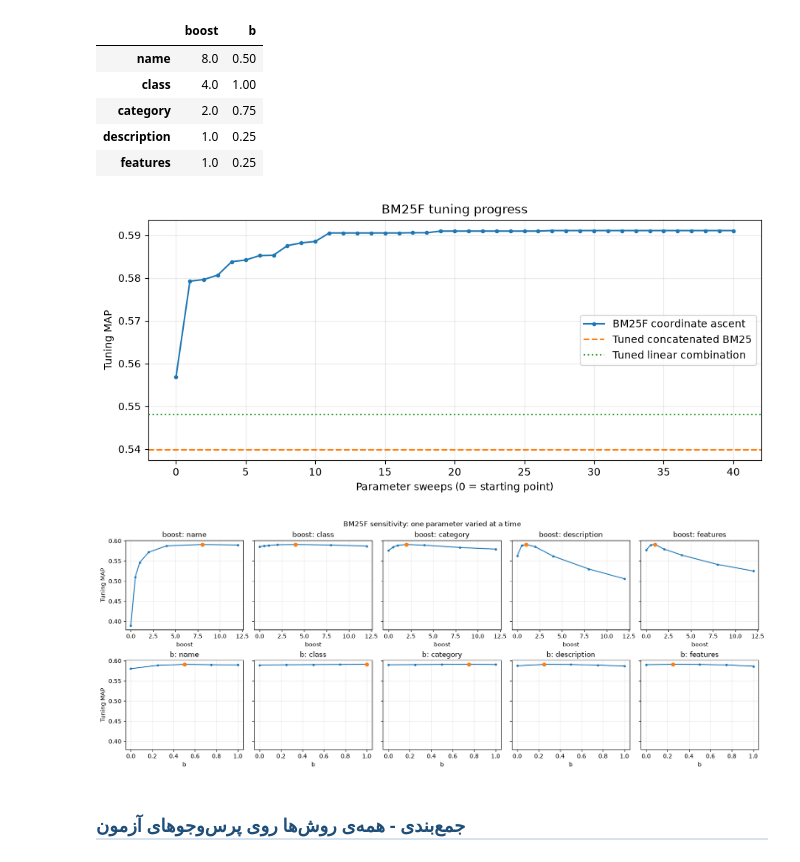
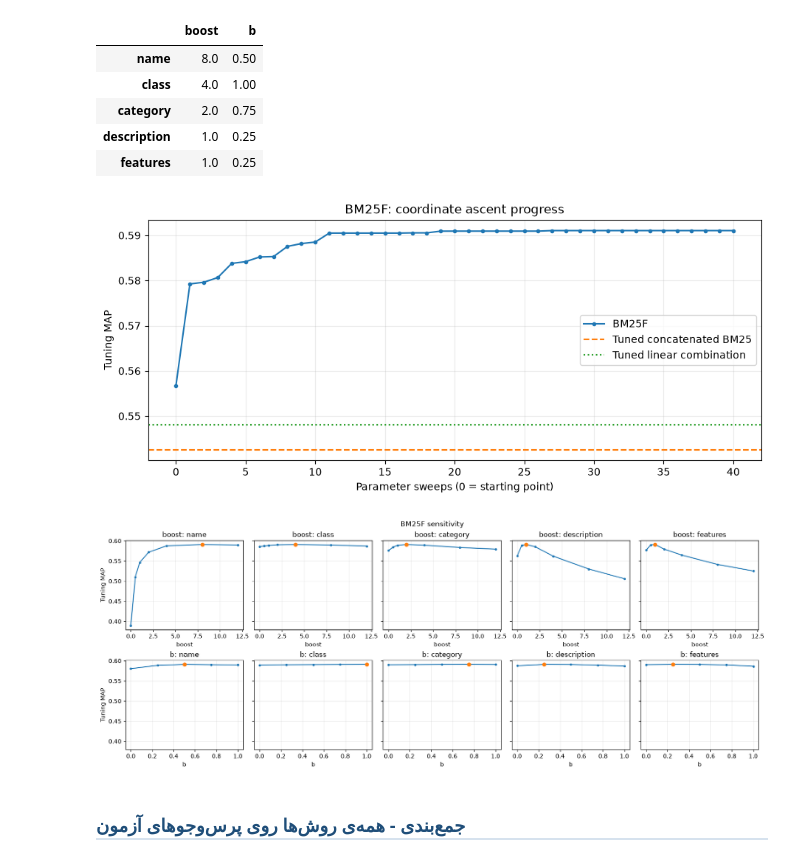
Before and after one commit to HaniehGRN/IR-homework1-BM25, a Jupyter notebook: IIR_CA1_Student-ID.ipynb, the cells around one changed output. Drawn from its saved outputs; the diff is of its cells as text; code cells hidden in the pictures.

```diff
--- a/IIR_CA1_Student-ID.ipynb
+++ b/IIR_CA1_Student-ID.ipynb
@@ -1031,10 +999,10 @@ display(results.round(6))
 # %%
 ### YOUR CODE HERE
 # Part 3
-bm25f_params_ = {"k1": bm25f_default_params["k1"]}
+bm25f_params_ = {"k1": bm25f_linear_bm25_params["k1"]}
 for field in FIELDS:
-    bm25f_params_[f"boost_{field}"] = bm25f_default_params["boost"][field]
-    bm25f_params_[f"b_{field}"] = bm25f_default_params["b"][field]
+    bm25f_params_[f"boost_{field}"] = bm25f_linear_bm25_params["boost"][field]
+    bm25f_params_[f"b_{field}"] = bm25f_linear_bm25_params["b"][field]
 bm25f_params_["boost_description"] = 1.0
 
 bm25f_range = {"k1": [0.4, 0.8, 1.2, 2, 4, 6, 8]}
@@ -1085,9 +1053,7 @@ Selected k1:      2
 | features | 1.0 | 0.25 |
 # %%
 ### YOUR CODE HERE
-
-concat_tune_map = float(best_concat["MAP"])
-
+# Part 4
 fig, ax = plt.subplots(figsize=(9, 4), constrained_layout=True)
 
 ax.plot(
@@ -1095,56 +1061,74 @@ ax.plot(
     bm25f_history,
     marker="o",
     markersize=3,
-    label="BM25F coordinate ascent",
+    label="BM25F",
 )
-ax.axhline(concat_tune_map, linestyle="--", color="tab:orange",
-           label="Tuned concatenated BM25")
-ax.axhline(linear_weighted_tune_map, linestyle=":", color="tab:green",
-           label="Tuned linear combination")
+ax.axhline(
+    bm25_all_grid_tuned_params["MAP"],
+    color="tab:orange", linestyle="--",
+    label="Tuned concatenated BM25",
+)
+ax.axhline(
+    bm25_linear_tuned_weights_map,
+    color="tab:green", linestyle=":",
+    label="Tuned linear combination",
+)
 
-ax.set(xlabel="Parameter sweeps (0 = starting point)",
-       ylabel="Tuning MAP", title="BM25F tuning progress")
+ax.set(
+    xlabel="Parameter sweeps (0 = starting point)",
+    ylabel="Tuning MAP",
+    title="BM25F: coordinate ascent progress",
+)
 ax.grid(alpha=0.25)
 ax.legend()
 plt.show()
 
 
-sensitivity_options = {
+# Sensitivity to boost & b
+
+sensitivity_values = {
     "boost": [0, 0.5, 1, 2, 4, 8, 12],
     "b": [0, 0.25, 0.5, 0.75, 1],
 }
 
 fig, axes = plt.subplots(
-    2, len(FIELDS), figsize=(16, 6), sharey=True, constrained_layout=True
+    2, len(FIELDS), figsize=(16, 6),
+    sharey=True, constrained_layout=True,
 )
 
 for row, parameter in enumerate(("boost", "b")):
     for col, field in enumerate(FIELDS):
         ax = axes[row, col]
-        key = f"{parameter}_{field}"
-        final_value = float(bm25f_best[key])
-        values = sorted(set(sensitivity_options[parameter] + [final_value]))
+        selected = float(bm25f_tuned_params[parameter][field])
+        values = sorted(set(sensitivity_values[parameter] + [selected]))
         maps = []
 
         for value in values:
-            trial = bm25f_best.copy()
-            trial[key] = value
-            maps.append(bm25f_objective(trial))
+            if value == selected:
+                maps.append(bm25f_tuned_map)
+                continue
+
+            trial = {
+                "k1": bm25f_tuned_params["k1"],
+                "boost": bm25f_tuned_params["boost"].copy(),
+                "b": bm25f_tuned_params["b"].copy(),
+            }
+            trial[parameter][field] = value
+            maps.append(evaluator.mean_ap(rm.bm25f, tune_qids, **trial))
 
         ax.plot(values, maps, marker="o", markersize=3)
-        ax.scatter(final_value, maps[values.index(final_value)],
-                   color="tab:orange", zorder=3)
+        ax.scatter(selected, bm25f_tuned_map, color="tab:orange", zorder=3)
         ax.set_title(f"{parameter}: {field}")
         ax.set_xlabel(parameter)
         ax.grid(alpha=0.25)
 
     axes[row, 0].set_ylabel("Tuning MAP")
 
-fig.suptitle("BM25F sensitivity: one parameter varied at a time")
+fig.suptitle("BM25F sensitivity")
 plt.show()
 # %% [output]
-[figure, old version]
+[figure, new version]
-[figure, old version]
+[figure, new version]
 # %% [markdown]
 <h3 dir="rtl" style="font-family: Vazirmatn, Vazir, Tahoma, sans-serif; box-sizing: border-box; width: 100%; max-width: 100%; color: #1F4E79; border-bottom: 2px solid #D6E2EE; padding-bottom: 6px; font-size: 18px;">جمع‌بندی - همه‌ی روش‌ها روی پرس‌وجوهای آزمون</h3>
 # %% [markdown]
```
Also changed, not shown: parts of 10 cells of this notebook, 1 other file.
